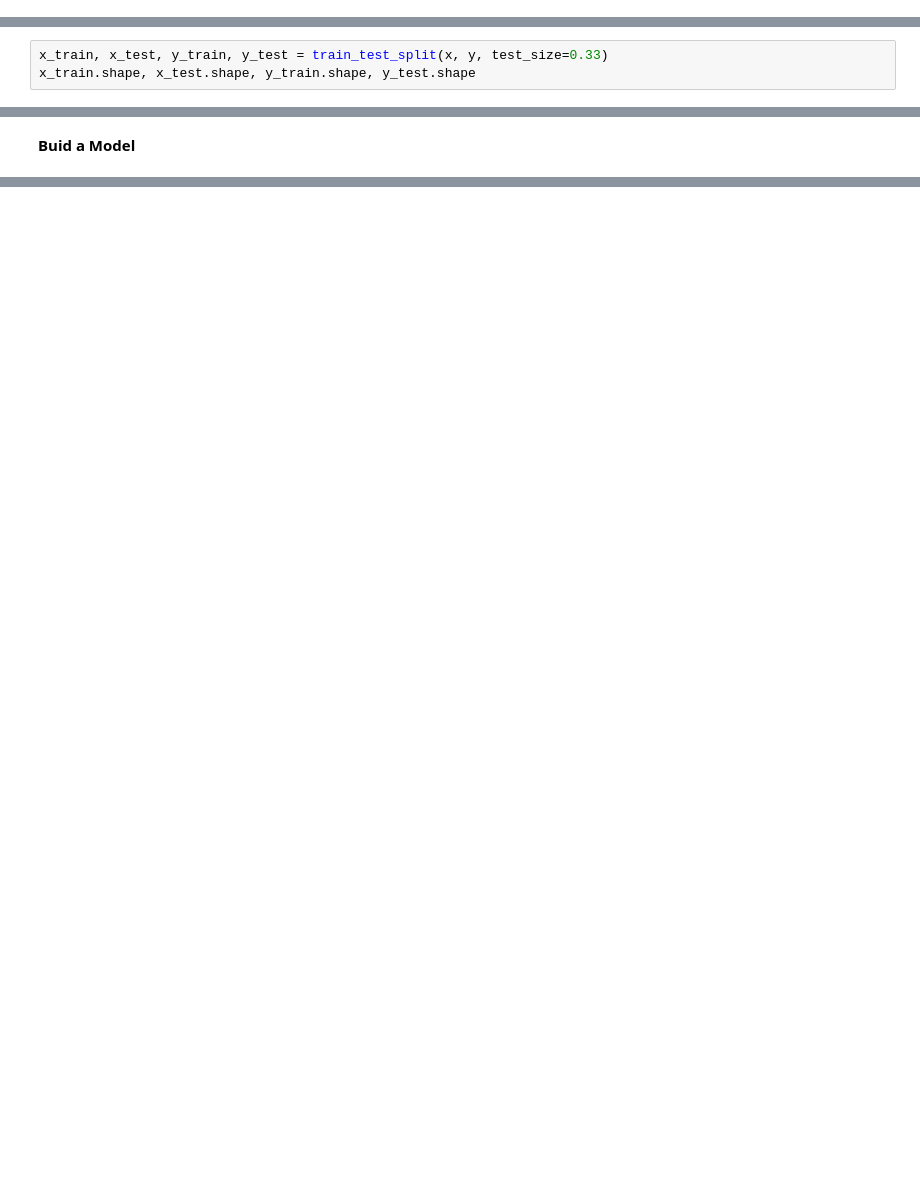
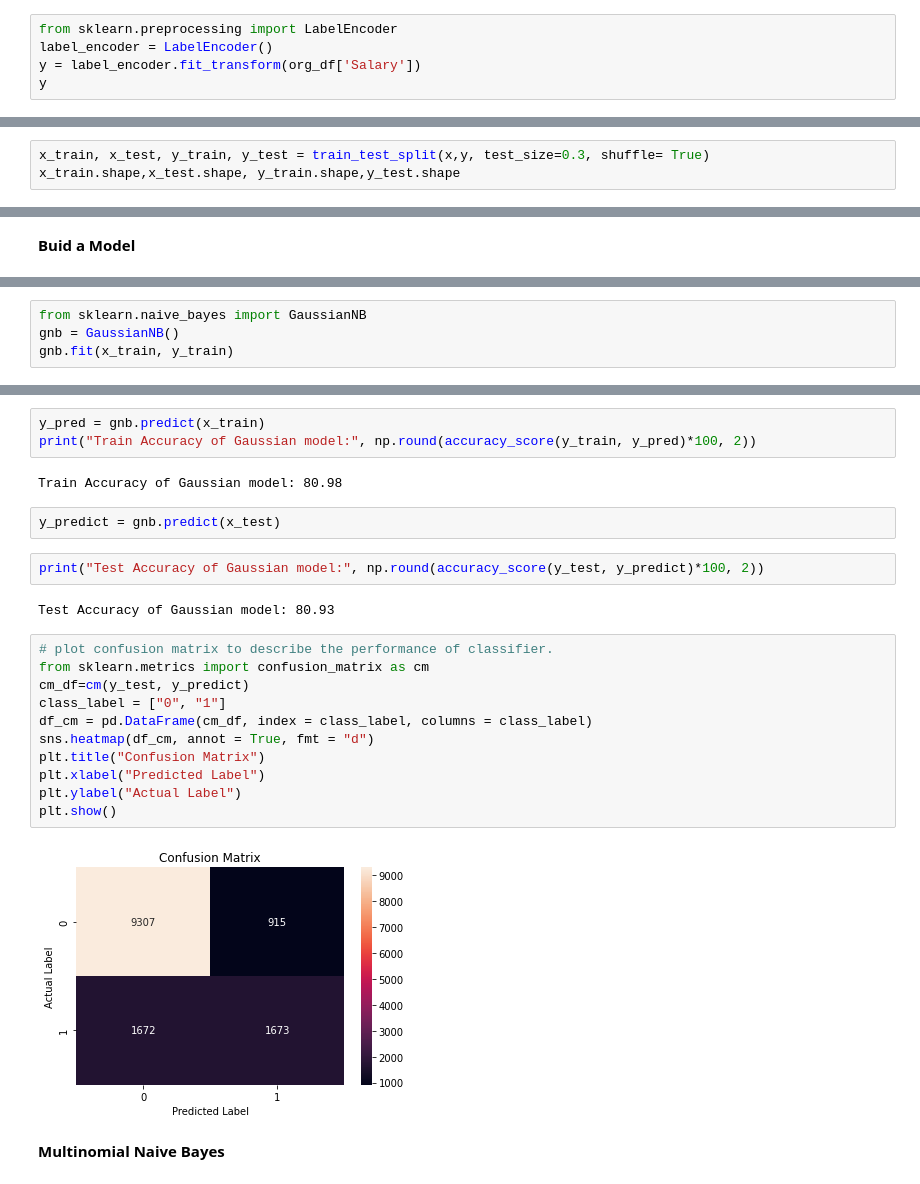
Before and after one commit to manasik29/Naive_Bayes, a Jupyter notebook: Classification_of_Salary_data.ipynb, the cells around one changed output, grey strips where cells are left out. Cells and saved outputs as stored; diff of their text form; blank space fills up the shorter version.

```diff
--- a/Classification_of_Salary_data.ipynb
+++ b/Classification_of_Salary_data.ipynb
@@ -616,0 +632,5 @@ Name: Salary, dtype: object
+# %%
+from sklearn.preprocessing import LabelEncoder
+label_encoder = LabelEncoder()
+y = label_encoder.fit_transform(org_df['Salary'])
+y
@@ -617,4 +639,4 @@ Name: Salary, dtype: object
 # %%
-x_train, x_test, y_train, y_test = train_test_split(x, y, test_size=0.33)
-x_train.shape, x_test.shape, y_train.shape, y_test.shape
+x_train, x_test, y_train, y_test = train_test_split(x,y, test_size=0.3, shuffle= True)
+x_train.shape,x_test.shape, y_train.shape,y_test.shape
 # %% [output]
@@ -623,0 +648,4 @@ x_train.shape, x_test.shape, y_train.shape, y_test.shape
+# %%
+from sklearn.naive_bayes import GaussianNB
+gnb = GaussianNB()
+gnb.fit(x_train, y_train)
@@ -623,0 +690,26 @@ x_train.shape, x_test.shape, y_train.shape, y_test.shape
+# %%
+y_pred = gnb.predict(x_train)
+print("Train Accuracy of Gaussian model:", np.round(accuracy_score(y_train, y_pred)*100, 2))
+# %% [output]
+Train Accuracy of Gaussian model: 80.98
+# %%
+y_predict = gnb.predict(x_test)
+# %%
+print("Test Accuracy of Gaussian model:", np.round(accuracy_score(y_test, y_predict)*100, 2))
+# %% [output]
+Test Accuracy of Gaussian model: 80.93
+# %%
+# plot confusion matrix to describe the performance of classifier.
+from sklearn.metrics import confusion_matrix as cm
+cm_df=cm(y_test, y_predict)
+class_label = ["0", "1"]
+df_cm = pd.DataFrame(cm_df, index = class_label, columns = class_label)
+sns.heatmap(df_cm, annot = True, fmt = "d")
+plt.title("Confusion Matrix")
+plt.xlabel("Predicted Label")
+plt.ylabel("Actual Label")
+plt.show()
+# %% [output]
+[figure, added]
+# %% [markdown]
+**Multinomial Naive Bayes**
```
Also changed, not shown: parts of 24 cells of this notebook.
